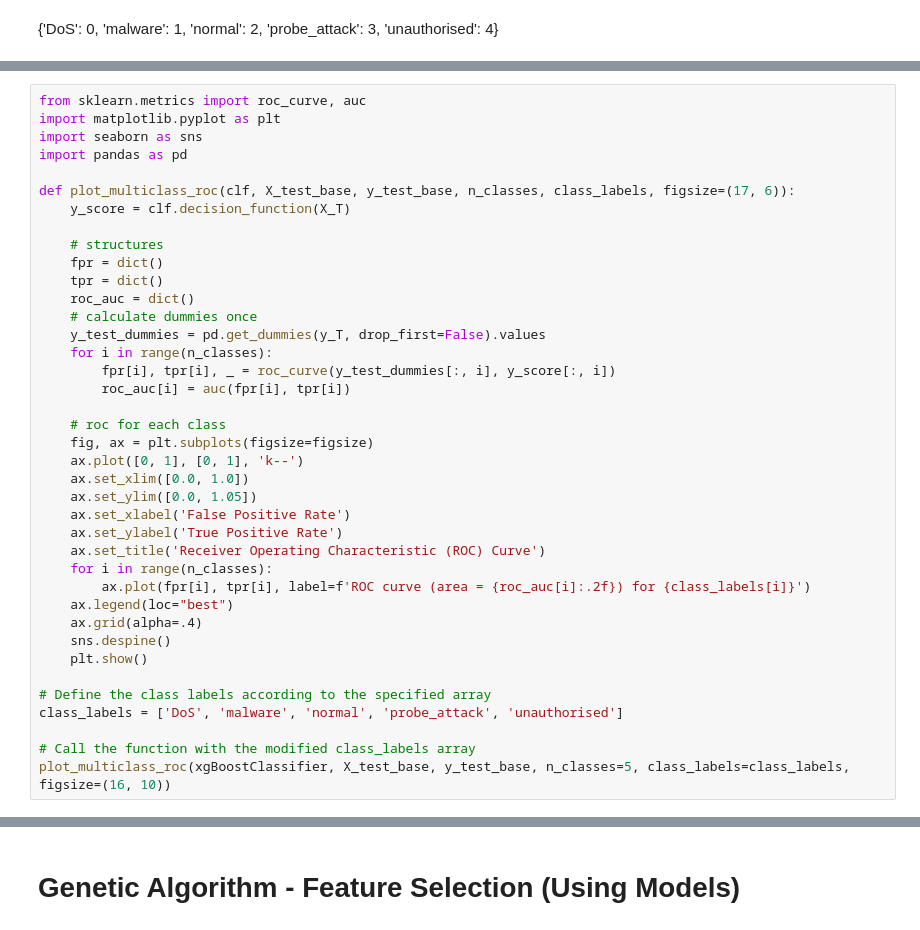
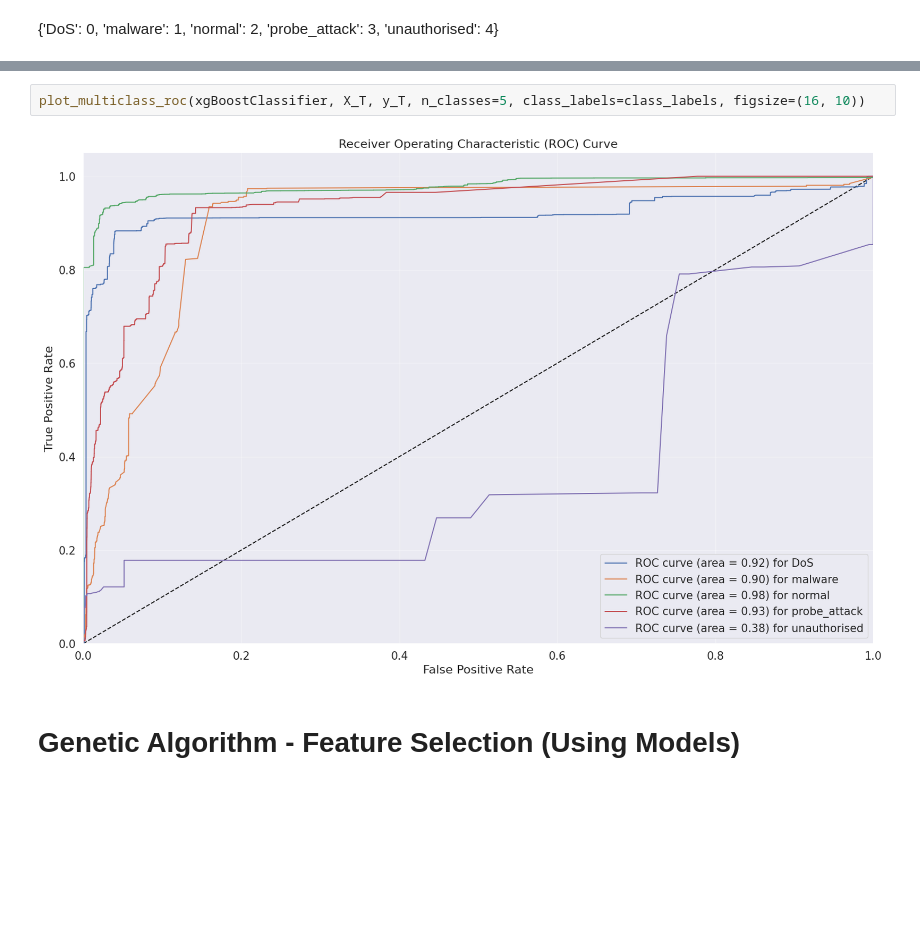
Before and after one commit to HarrisKucukalic/CSS2_Group_3, a Jupyter notebook: Group3_Tutorial1_CodeImplementation_1.ipynb, the cells around one changed output, grey strips where cells are left out. Saved outputs shown, nothing was run; the diff lists cells and outputs as text; blank space fills up the shorter version.

```diff
--- a/Group3_Tutorial1_CodeImplementation_1.ipynb
+++ b/Group3_Tutorial1_CodeImplementation_1.ipynb
@@ -618,39 +617,0 @@ plt.show()
-# %%
-from sklearn.metrics import roc_curve, auc
-import matplotlib.pyplot as plt
-import seaborn as sns
-import pandas as pd
-
-def plot_multiclass_roc(clf, X_test_base, y_test_base, n_classes, class_labels, figsize=(17, 6)):
-    y_score = clf.decision_function(X_T)
-
-    # structures
-    fpr = dict()
-    tpr = dict()
-    roc_auc = dict()
-    # calculate dummies once
-    y_test_dummies = pd.get_dummies(y_T, drop_first=False).values
-    for i in range(n_classes):
-        fpr[i], tpr[i], _ = roc_curve(y_test_dummies[:, i], y_score[:, i])
-        roc_auc[i] = auc(fpr[i], tpr[i])
-
-    # roc for each class
-    fig, ax = plt.subplots(figsize=figsize)
-    ax.plot([0, 1], [0, 1], 'k--')
-    ax.set_xlim([0.0, 1.0])
-    ax.set_ylim([0.0, 1.05])
-    ax.set_xlabel('False Positive Rate')
-    ax.set_ylabel('True Positive Rate')
-    ax.set_title('Receiver Operating Characteristic (ROC) Curve')
-    for i in range(n_classes):
-        ax.plot(fpr[i], tpr[i], label=f'ROC curve (area = {roc_auc[i]:.2f}) for {class_labels[i]}')
-    ax.legend(loc="best")
-    ax.grid(alpha=.4)
-    sns.despine()
-    plt.show()
-
-# Define the class labels according to the specified array
-class_labels = ['DoS', 'malware', 'normal', 'probe_attack', 'unauthorised']
-
-# Call the function with the modified class_labels array
-plot_multiclass_roc(xgBoostClassifier, X_test_base, y_test_base, n_classes=5, class_labels=class_labels, figsize=(16, 10))
@@ -659,3 +618,7 @@ plot_multiclass_roc(xgBoostClassifier, X_test_base, y_test_base, n_classes=5, cl
+# %%
+plot_multiclass_roc(xgBoostClassifier, X_T, y_T, n_classes=5, class_labels=class_labels, figsize=(16, 10))
+# %% [output]
+[figure, added]
 # %% [markdown]
 # Genetic Algorithm - Feature Selection (Using Models)
 # %% [markdown]
```
Also changed, not shown: parts of 130 cells of this notebook.
